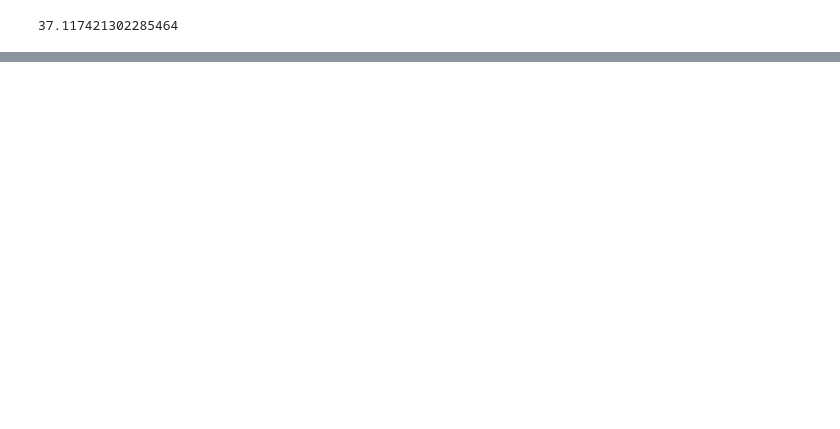
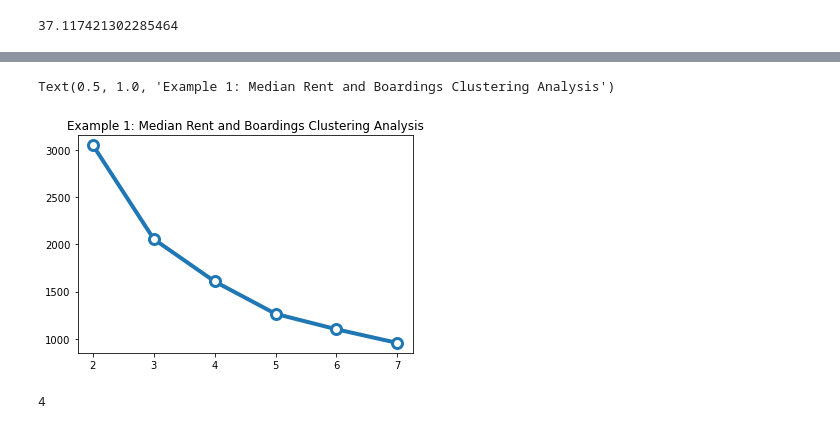
Before and after one commit to nickhand/final-project-city-hall-llc, a Jupyter notebook: exploratory_analysis_chicago-Copy1.ipynb, the cells around one changed output, grey strips where cells are left out. Saved outputs shown, nothing was run; the diff lists cells and outputs as text; code cells hidden in the pictures; blank space fills up the shorter version.

```diff
--- a/exploratory_analysis_chicago-Copy1.ipynb
+++ b/exploratory_analysis_chicago-Copy1.ipynb
@@ -45,6 +77,4 @@ chicago_data.loc[:,'median_age'].mean()
 chicago_data_filter = chicago_data.select_dtypes("object")
 chicago_data_filter = chicago_data_filter.loc[:, ~chicago_data_filter.columns.isin(['GEOID'])]
 var_list = chicago_data_filter.columns
-chicago_data_filter = chicago_data.loc[:,~chicago_data.columns.isin(var_list)].drop(columns=['state', 'county','block group','geometry'])
-
-chicago_data_filter.dtypes
+chicago_data_filter = chicago_data.loc[:,~chicago_data.columns.isin(var_list)].drop(columns=['state', 'county','block group','tract','geometry'])
@@ -166,3 +165,35 @@ pn.Column(
 ).servable()
 # %% [output]
 [interactive output not drawn]
+# %%
+# Example 1: Number of clusters to try out for median_rent and boardings.
+scaler = StandardScaler()
+rent_boarding_scaled = scaler.fit_transform(chicago_data_filter[['median_rent', 'boardings']])
+
+n_clusters = list(range(2, 8))
+
+# Run kmeans for each value of k
+inertias = []
+for k in n_clusters:
+
+    # Initialize and run
+    kmeans = KMeans(n_clusters=k)
+    kmeans.fit(rent_boarding_scaled)
+
+    # Save the "inertia"
+    inertias.append(kmeans.inertia_)
+
+# Plot it!
+plt.plot(n_clusters, inertias, marker='o', ms=10, mfc='white', lw=4, mew=3)
+plt.title('Example 1: Median Rent and Boardings Clustering Analysis')
+# %% [output]
+Text(0.5, 1.0, 'Example 1: Median Rent and Boardings Clustering Analysis')
+[figure, added]
+# %%
+# Initialize the knee algorithm
+kn = KneeLocator(n_clusters, inertias, curve='convex', direction='decreasing')
+
+# Print out the knee
+print(kn.knee)
+# %% [output]
+4
```
Also changed, not shown: parts of 26 cells of this notebook.
